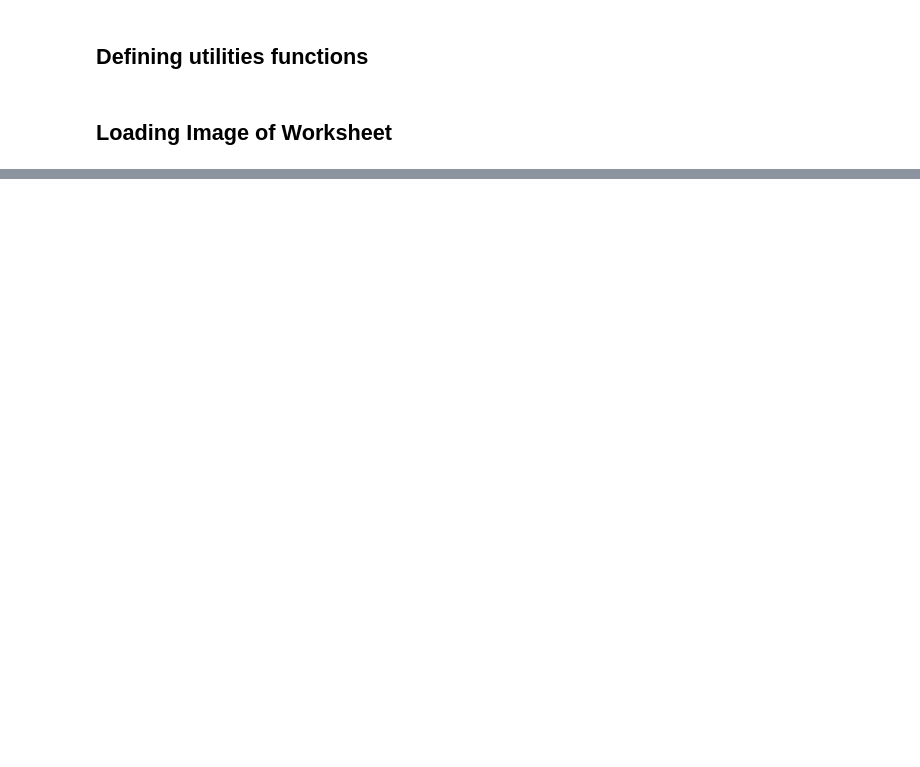
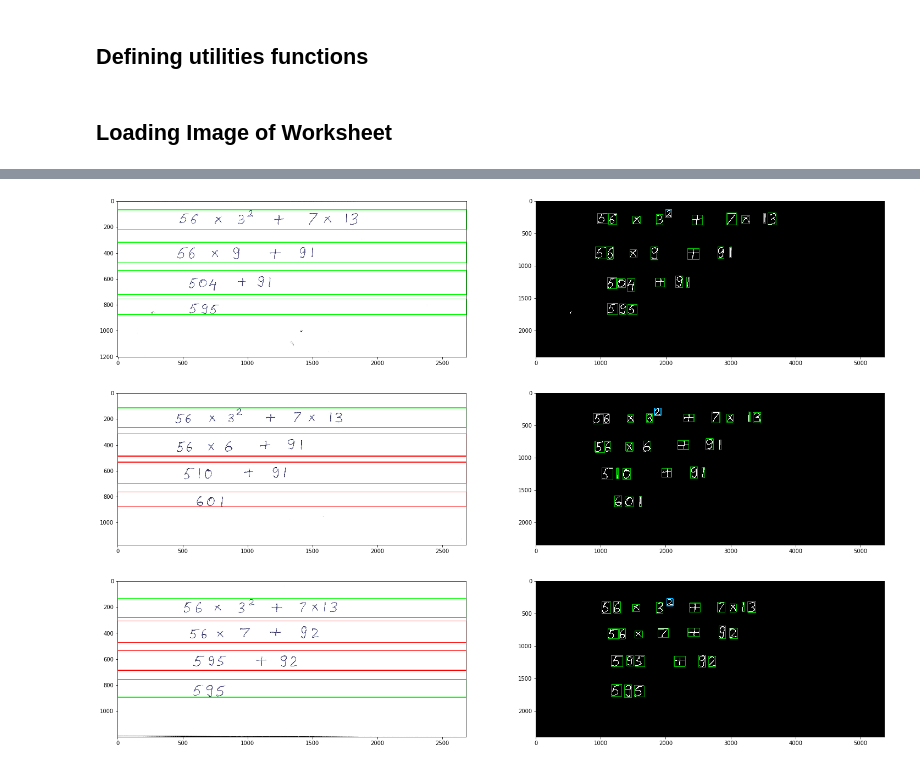
Before and after one commit to bijonguha/Bosch, a Jupyter notebook: intel_ocr/codes/present_jupy.ipynb, the cells around one changed output, grey strips where cells are left out. Cells and saved outputs as stored; diff of their text form; code cells hidden in the pictures; blank space fills up the shorter version.

```diff
--- a/intel_ocr/codes/present_jupy.ipynb
+++ b/intel_ocr/codes/present_jupy.ipynb
@@ -684,0 +890,65 @@ Name: char_df, dtype: object
+# %%
+#df_chars contains locations of all characters along with box_num and line name
+list_chars = list(df_lines.apply(lambda row: text_segment(row['y1'],row['y2'],\
+             row['x1'],row['x2'], row['box_num'],row['line_name'], model, show=False), axis=1))
+
+df_chars = pd.DataFrame(list_chars)
+df_chars.columns = ['box_num', 'line_name', 'char_df']
+
+#Plotting detected Characters
+
+box_nums = df_chars.box_num.unique()
+#fig3 = plt.figure(figsize=(7,9))
+#fig3.suptitle('Characters Segmented')
+
+char_area_list = []
+df_chars['char_df'].apply(lambda d: char_area_list.append(list(d['area'])) )
+
+#Area based threshold for detecting and removing noises
+gamma = 0
+max_ar = max([max(i) for i in char_area_list])
+ar_thresh = max_ar*gamma
+
+#Keeping only those characters whose area of contours is above area threshold
+df_chars['char_df'] = df_chars['char_df'].apply(lambda d: d[d.area > ar_thresh] )
+
+for bn in box_nums:
+    print('BOX %d' %(bn+1))
+    box_img = dict_clean_img[bn] #For Processing B/W image
+    box_img_1 = dict_img[bn] #For saving results
+    box_img = cv2.cvtColor(box_img, cv2.COLOR_GRAY2BGR)
+
+    df = df_chars[df_chars.box_num == bn].copy()
+    df_l = df_lines[df_lines["box_num"]==bn].copy() #Defining dF with line info
+
+    df['char_df'].apply(lambda d: d.apply(lambda c: cv2.rectangle(box_img, \
+      (c['X1'],c['Y1']),(c['X2'], c['Y2']),(255*(c['exp']==1),180,0),4+(2*c['exp'])), axis=1 ) )
+
+    df['line_status'] = df['char_df'].apply(lambda d: evaluate(d[["pred","exp"]],A,B,X,Y))
+
+    scale_percent = 200 # percent of original size
+    width = int(box_img.shape[1] * scale_percent / 100)
+    height = int(box_img.shape[0] * scale_percent / 100)
+    dim = (width, height)
+    box_img = cv2.resize(box_img, dim, interpolation = cv2.INTER_AREA)
+#    ax = fig3.add_subplot(3,1,bn+1)
+#    ax.axis('off')
+#    ax.imshow(cv2.cvtColor(box_img, cv2.COLOR_BGR2RGB))
+
+    #Drawing rectangle on original Image
+    df_l['line_status'] = list(df['line_status'])
+    df_l.apply(lambda c: cv2.rectangle(box_img_1, (c['x1'],c['y1']),(c['x2'],\
+      c['y2']),(255*(c['line_status']==5),255*(c['line_status']==True),255*(c['line_status']==False)),5), axis=1)
+    #print(df_l)
+
+    plt.figure(figsize=(25,20))
+    plt.title('Box - %d' %(bn+1) )
+    plt.subplot(1,2,1)
+    plt.imshow(cv2.cvtColor(box_img_1, cv2.COLOR_BGR2RGB))
+    plt.subplot(1,2,2)
+    plt.imshow(cv2.cvtColor(box_img, cv2.COLOR_BGR2RGB))
+    fname = os.path.join('output','image%d.jpg' %(bn+1))
+    plt.imsave(fname,cv2.cvtColor(box_img_1, cv2.COLOR_BGR2RGB))
+    del df
+    del df_l
+# %% [output]
@@ -684,0 +972,3 @@ Name: char_df, dtype: object
+[figure, added]
+[figure, added]
+[figure, added]
```
Also changed, not shown: parts of 29 cells of this notebook, 6 other files.
